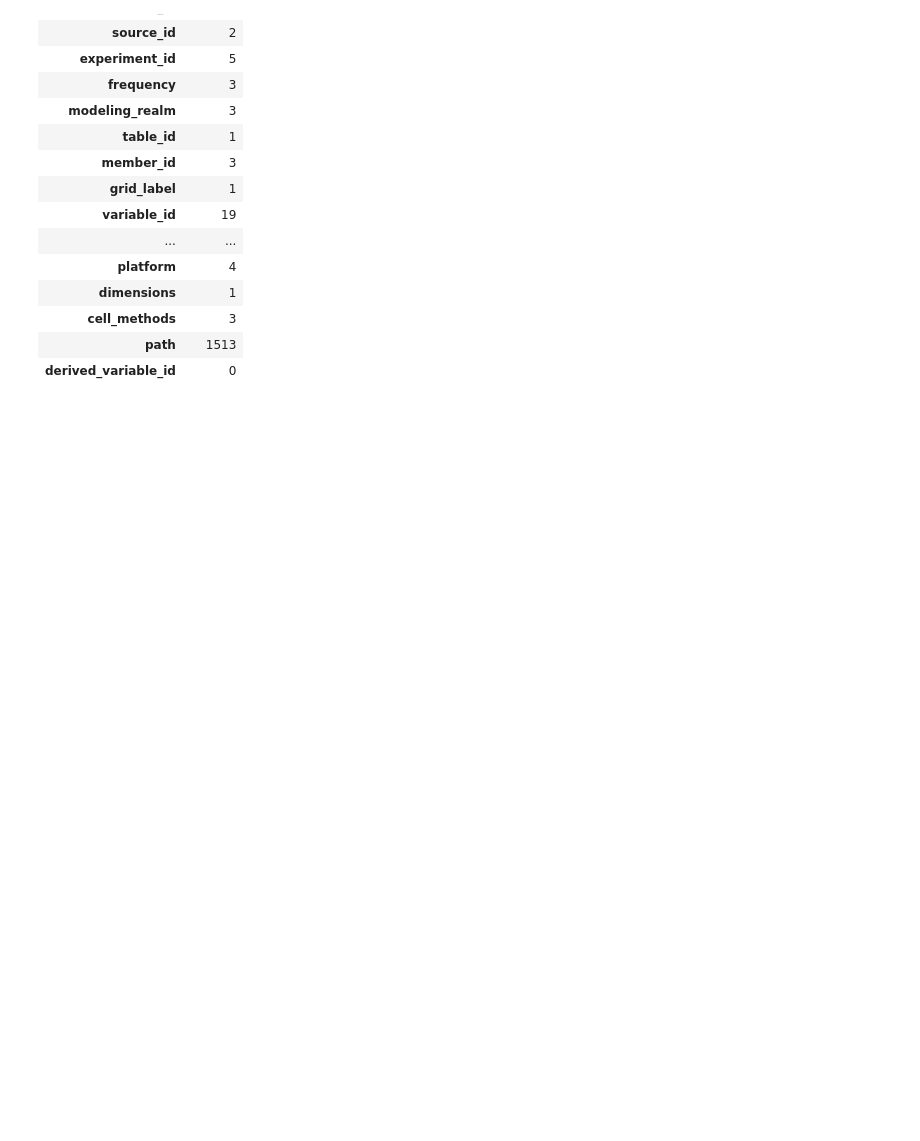
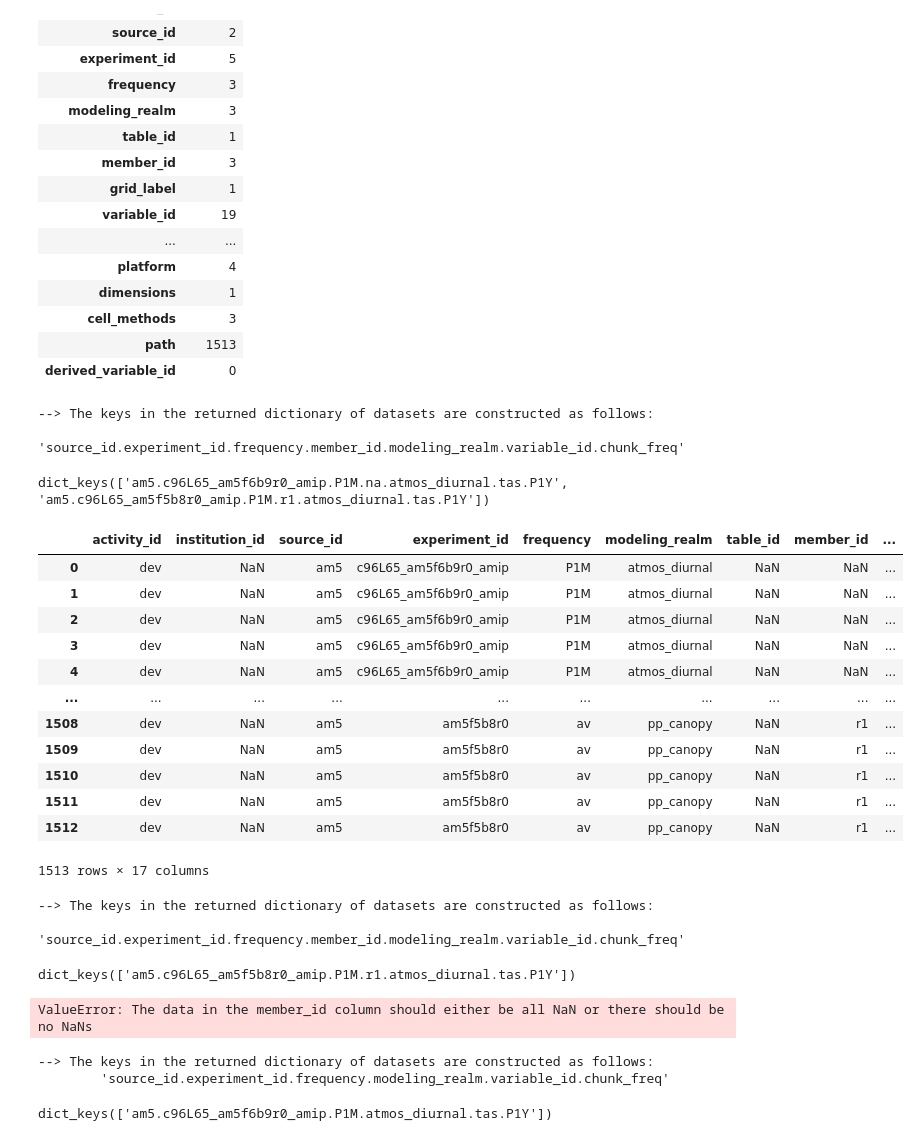
Before and after one commit to aradhakrishnanGFDL/canopy-cats, a Jupyter notebook: notebooks/chris_example.ipynb, the cells around one changed output. Cells and saved outputs as stored; diff of their text form; code cells hidden in the pictures; blank space fills up the shorter version.

Commit message:
more explanation for errors

```diff
--- a/notebooks/chris_example.ipynb
+++ b/notebooks/chris_example.ipynb
@@ -294,3 +294,56 @@ esm_catalog_ESM4 catalog with 37 dataset(s) from 1513 asset(s):
 | cell_methods | 3 |
 | path | 1513 |
 | derived_variable_id | 0 |
+# %%
+#you can add exp filter or not, no hiccups
+cat = col2.search(#experiment_id=expname_filter
+    frequency=frequency,modeling_realm=modeling_realm, variable_id = variable_id_filter)
+dset_dict = cat.to_dataset_dict(cdf_kwargs={'chunks': {'time':5}, 'decode_times': False})
+# %% [output]
+--> The keys in the returned dictionary of datasets are constructed as follows:
+        'source_id.experiment_id.frequency.member_id.modeling_realm.variable_id.chunk_freq'
+# %%
+dset_dict.keys()
+# %% [output]
+dict_keys(['am5.c96L65_am5f6b9r0_amip.P1M.na.atmos_diurnal.tas.P1Y', 'am5.c96L65_am5f5b8r0_amip.P1M.r1.atmos_diurnal.tas.P1Y'])
+# %%
+#this example has member_id "" and "r1" for 2 exps
+
+col_url4 = "/home/c2b/catalog/catalog4.json"
+col4 = intake.open_esm_datastore(col_url4)
+# %%
+col4.df
+# %% [output]
+|  | activity_id | institution_id | source_id | experiment_id | frequency | modeling_realm | table_id | member_id | ... |
+| 0 | dev | NaN | am5 | c96L65_am5f6b9r0_amip | P1M | atmos_diurnal | NaN | NaN | ... |
+| 1 | dev | NaN | am5 | c96L65_am5f6b9r0_amip | P1M | atmos_diurnal | NaN | NaN | ... |
+| 2 | dev | NaN | am5 | c96L65_am5f6b9r0_amip | P1M | atmos_diurnal | NaN | NaN | ... |
+| 3 | dev | NaN | am5 | c96L65_am5f6b9r0_amip | P1M | atmos_diurnal | NaN | NaN | ... |
+| 4 | dev | NaN | am5 | c96L65_am5f6b9r0_amip | P1M | atmos_diurnal | NaN | NaN | ... |
+| ... | ... | ... | ... | ... | ... | ... | ... | ... | ... |
+| 1508 | dev | NaN | am5 | am5f5b8r0 | av | pp_canopy | NaN | r1 | ... |
+| 1509 | dev | NaN | am5 | am5f5b8r0 | av | pp_canopy | NaN | r1 | ... |
+| 1510 | dev | NaN | am5 | am5f5b8r0 | av | pp_canopy | NaN | r1 | ... |
+| 1511 | dev | NaN | am5 | am5f5b8r0 | av | pp_canopy | NaN | r1 | ... |
+| 1512 | dev | NaN | am5 | am5f5b8r0 | av | pp_canopy | NaN | r1 | ... |
+1513 rows × 17 columns
+# %%
+#here we specify member_id also , so there is no confusion in doing a groupby the column as we already restricted the value by
+#searching for a particular value
+
+cat = col4.search(member_id="r1",
+    frequency=frequency,modeling_realm=modeling_realm, variable_id = variable_id_filter)
+dset_dict = cat.to_dataset_dict(cdf_kwargs={'chunks': {'time':5}, 'decode_times': False})
+dset_dict.keys()
+# %% [output]
+--> The keys in the returned dictionary of datasets are constructed as follows:
+        'source_id.experiment_id.frequency.member_id.modeling_realm.variable_id.chunk_freq'
+dict_keys(['am5.c96L65_am5f5b8r0_amip.P1M.r1.atmos_diurnal.tas.P1Y'])
+# %%
+
+cat = col4.search(
+    frequency=frequency,modeling_realm=modeling_realm, variable_id = variable_id_filter)
+dset_dict = cat.to_dataset_dict(cdf_kwargs={'chunks': {'time':5}, 'decode_times': False})
+#Errors out because its not sure how to groupby a column that has half nan and half with values.
+# %% [output]
+ValueError: The data in the member_id column should either be all NaN or there should be no NaNs
@@ -296,0 +355,9 @@ esm_catalog_ESM4 catalog with 37 dataset(s) from 1513 asset(s):
+# %%
+dset_dict = cat.to_dataset_dict(cdf_kwargs={'chunks': {'time':5}, 'decode_times': False})
+# %% [output]
+--> The keys in the returned dictionary of datasets are constructed as follows:
+        'source_id.experiment_id.frequency.modeling_realm.variable_id.chunk_freq'
+# %%
+dset_dict.keys()
+# %% [output]
+dict_keys(['am5.c96L65_am5f6b9r0_amip.P1M.atmos_diurnal.tas.P1Y'])
```
Also changed, not shown: parts of 2 cells of this notebook.
